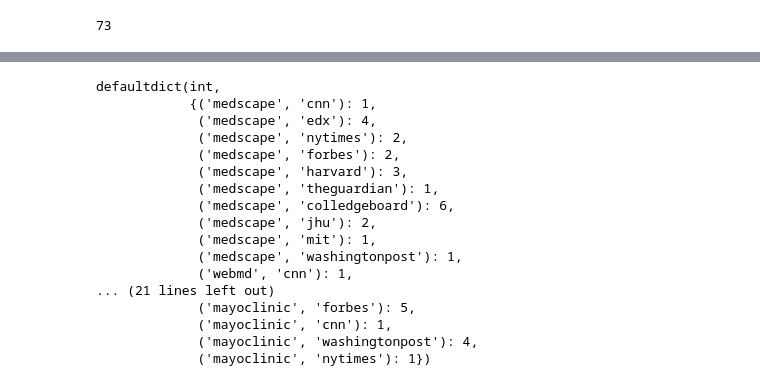
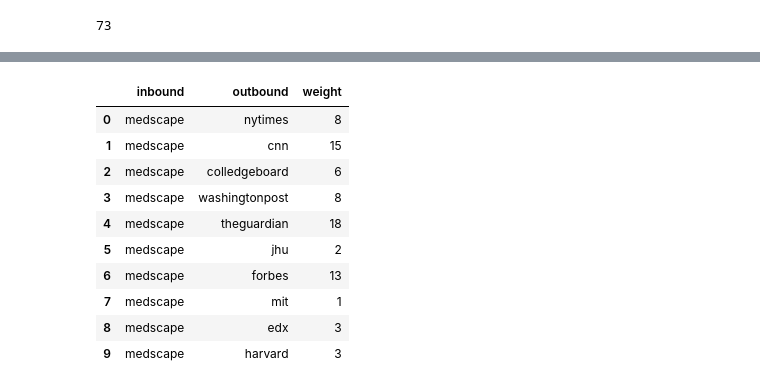
Before and after one commit to wenyi616/Cornell-Tech-Spec-Privacy-Spring2020, a Jupyter notebook: visualization/find-sankey.ipynb, the cells around one changed output, grey strips where cells are left out. Saved outputs shown, nothing was run; the diff lists cells and outputs as text; code cells hidden in the pictures.

Commit message:
Updated weights

```diff
--- a/visualization/find-sankey.ipynb
+++ b/visualization/find-sankey.ipynb
@@ -289,7 +308,7 @@ len(keywords)
 # %% [output]
 73
 # %%
-nv_ls = hightlight.namevalue.tolist()
-origin_hosts = hightlight.byhost.tolist()
-origin_web = hightlight.byvname.tolist()
-contexts_ls = hightlight.context_id.tolist()
+nv_ls = highlight.namevalue.tolist()
+origin_hosts = highlight.byhost.tolist()
+origin_web = highlight.byvname.tolist()
+contexts_ls = highlight.context_id.tolist()
@@ -342,23 +369,9 @@ count_dict = collections.defaultdict(int)
 for in_node, nodes_set in dict_ls.items():
     for out_node, host in nodes_set:
         count_dict[(in_node, out_node)] += 1
-# %%
-count_dict
-# %% [output]
-defaultdict(int,
-            {('medscape', 'cnn'): 1,
-             ('medscape', 'edx'): 4,
-             ('medscape', 'nytimes'): 2,
-             ('medscape', 'forbes'): 2,
-             ('medscape', 'harvard'): 3,
-             ('medscape', 'theguardian'): 1,
-             ('medscape', 'colledgeboard'): 6,
-             ('medscape', 'jhu'): 2,
-             ('medscape', 'mit'): 1,
-             ('medscape', 'washingtonpost'): 1,
-             ('webmd', 'cnn'): 1,
-... (21 lines left out)
-             ('mayoclinic', 'forbes'): 5,
-             ('mayoclinic', 'cnn'): 1,
-             ('mayoclinic', 'washingtonpost'): 4,
-             ('mayoclinic', 'nytimes'): 1})
+# %%
+inbounds = [inbound for inbound, _ in count_dict.keys()]
+outbounds = [outbound for _, outbound in count_dict.keys()]
+weight = list(count_dict.values())
+# %%
+count_df = pd.DataFrame({'inbound': inbounds, 'outbound': outbounds, 'weight': weight})
@@ -364,0 +380,14 @@ defaultdict(int,
+# %%
+count_df[:10]
+# %% [output]
+|  | inbound | outbound | weight |
+| 0 | medscape | nytimes | 8 |
+| 1 | medscape | cnn | 15 |
+| 2 | medscape | colledgeboard | 6 |
+| 3 | medscape | washingtonpost | 8 |
+| 4 | medscape | theguardian | 18 |
+| 5 | medscape | jhu | 2 |
+| 6 | medscape | forbes | 13 |
+| 7 | medscape | mit | 1 |
+| 8 | medscape | edx | 3 |
+| 9 | medscape | harvard | 3 |
```
Also changed, not shown: parts of 11 cells of this notebook, 11 other files.
